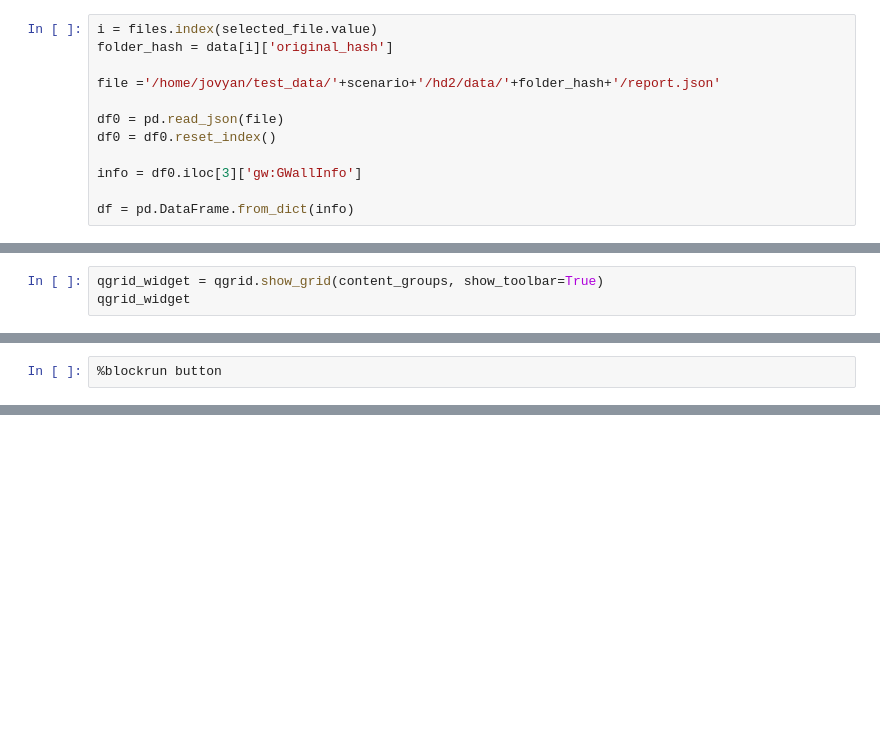
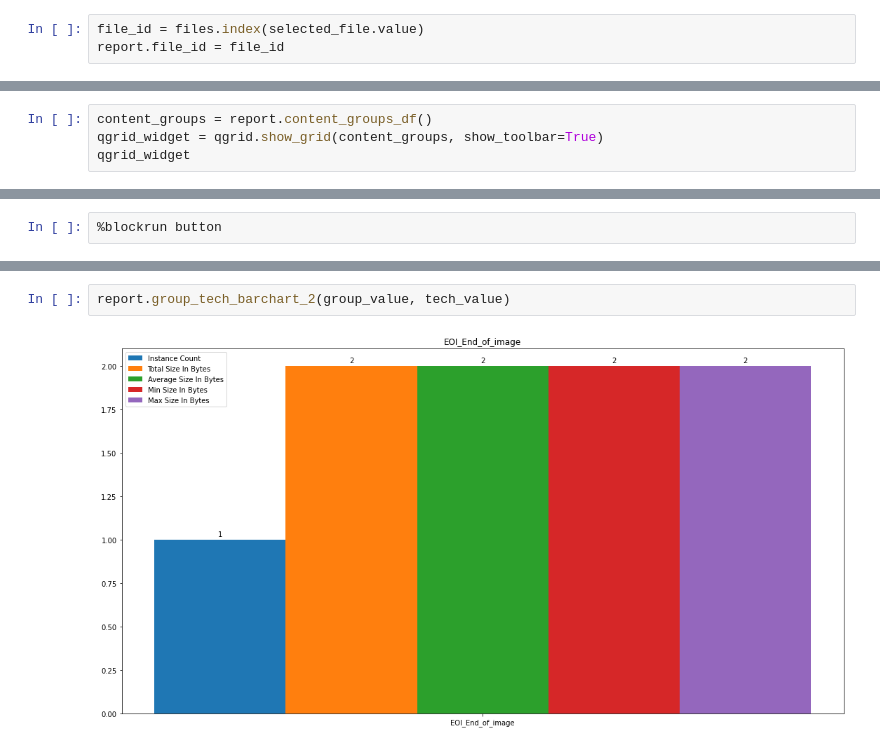
Before and after one commit to samarthdd/cdr-plugin-folder-to-folder, a Jupyter notebook: jupyter/notebooks/dev_jupyter_notebooks/File Report Analysis.ipynb, the cells around one changed output, grey strips where cells are left out. Drawn from its saved outputs; the diff is of its cells as text; blank space fills up the shorter version.

```diff
--- a/jupyter/notebooks/dev_jupyter_notebooks/File Report Analysis.ipynb
+++ b/jupyter/notebooks/dev_jupyter_notebooks/File Report Analysis.ipynb
@@ -83,17 +89,8 @@ VBox(children=(Dropdown(description='File : ', options=('image2.jpg',), value=No
 # %%
 %blockrun button
 # %%
-i = files.index(selected_file.value)
-folder_hash = data[i]['original_hash']
-
-file ='/home/jovyan/test_data/'+scenario+'/hd2/data/'+folder_hash+'/report.json'
-
-df0 = pd.read_json(file)
-df0 = df0.reset_index()
-
-info = df0.iloc[3]['gw:GWallInfo']
-
-df = pd.DataFrame.from_dict(info)
+file_id = files.index(selected_file.value)
+report.file_id = file_id
 # %% [markdown]
 ## Document Summary
 # %%
@@ -254,4 +145,5 @@ content_groups.rename(columns={'gw:BriefDescription':'Brief Description',
 # %%
+content_groups = report.content_groups_df()
 qgrid_widget = qgrid.show_grid(content_groups, show_toolbar=True)
 qgrid_widget
 # %% [output]
@@ -389,0 +210,4 @@ plt.show()
+# %%
+report.group_tech_barchart_2(group_value, tech_value)
+# %% [output]
+[figure, added]
```
Also changed, not shown: parts of 20 cells of this notebook.
